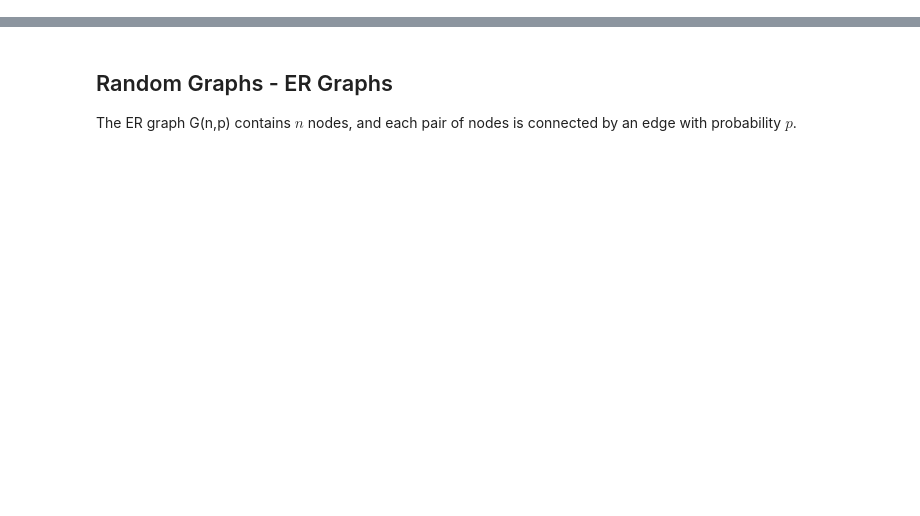
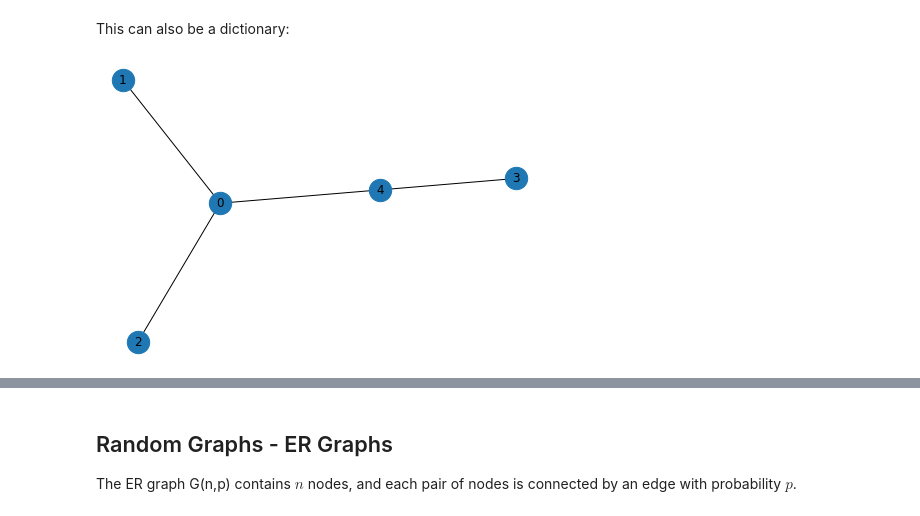
Before and after one commit to phonosync/fromscratch, a Jupyter notebook: graphs/graphs.ipynb, the cells around one changed output, grey strips where cells are left out. Drawn from its saved outputs; the diff is of its cells as text; code cells hidden in the pictures; blank space fills up the shorter version.

```diff
--- a/graphs/graphs.ipynb
+++ b/graphs/graphs.ipynb
@@ -83,0 +105,12 @@ True
+# %% [markdown]
+This can also be a dictionary:
+# %%
+graph = {0:[1,2,4],
+     1:[0],
+     2:[0],
+     3:[4],
+     4:[0,3]}
+# %%
+nx.draw(nx.from_dict_of_lists(graph), node_size=500, with_labels=True)
+# %% [output]
+[figure, added]
```
Also changed, not shown: parts of 75 cells of this notebook, 1 other file.
